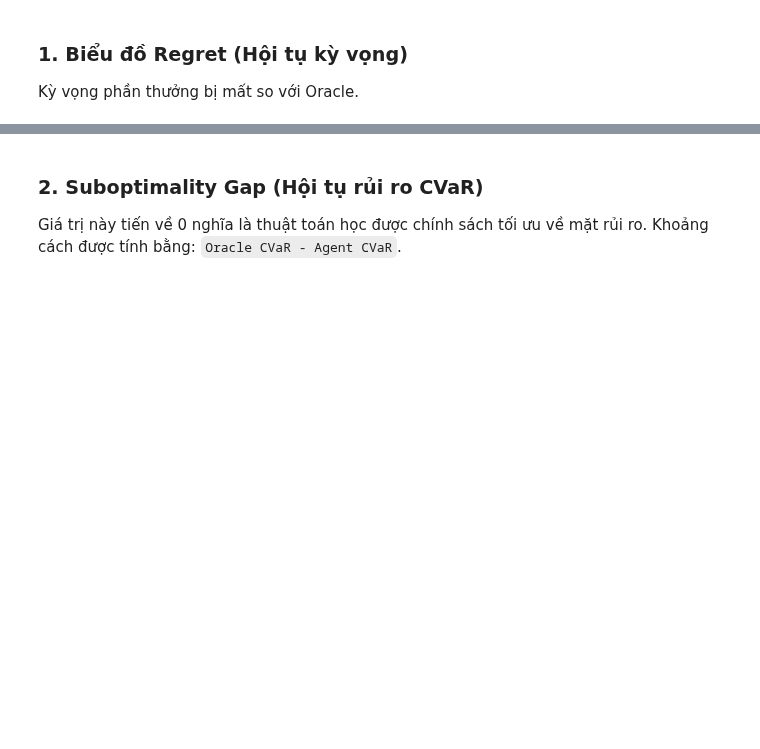
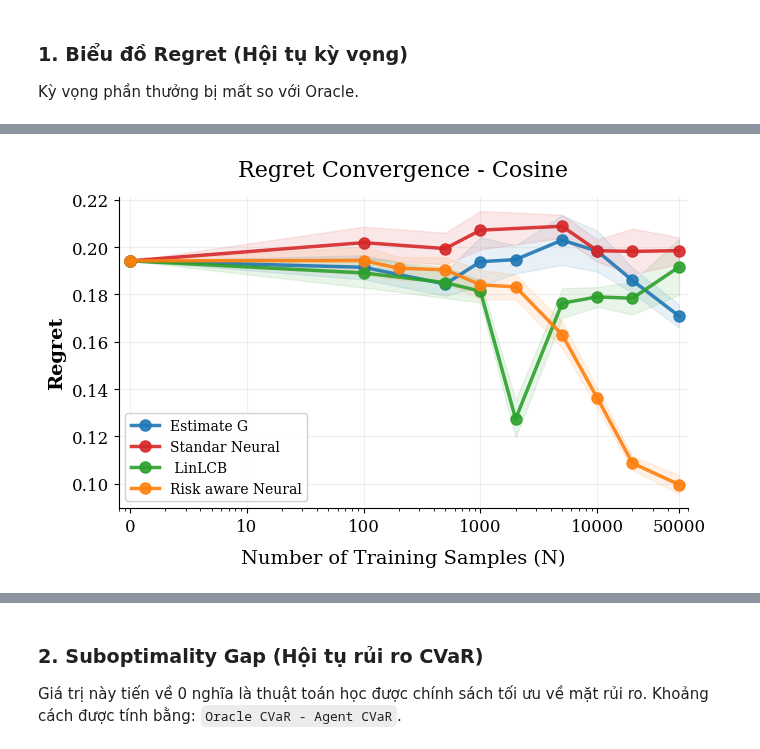
Before and after one commit to trito11/robust_risk_aware_bandits, a Jupyter notebook: plot_convergence.ipynb, the cells around one changed output, grey strips where cells are left out. Drawn from its saved outputs; the diff is of its cells as text; code cells hidden in the pictures; blank space fills up the shorter version.

```diff
--- a/plot_convergence.ipynb
+++ b/plot_convergence.ipynb
@@ -120,23 +122,3 @@ robust
 # %% [markdown]
 ### 1. Biểu đồ Regret (Hội tụ kỳ vọng)
 Kỳ vọng phần thưởng bị mất so với Oracle.
-# %%
-for func_name, summaries in all_function_data.items():
-    plt.figure(figsize=(10, 6))
-    for algo, summary in summaries.items():
-        print(algo)
-        if not summary['n_regret']: continue
-        color = color_map.get(algo, None)
-        print(summary)
-        plt.plot(summary['n_regret'], summary['regret_mean'], '-o', label=f"{label_map.get(algo, algo)} Regret", markersize=8, color=color)
-        plt.fill_between(summary['n_regret'],
-                         np.array(summary['regret_mean']) - np.array(summary['regret_std']),
-                         np.array(summary['regret_mean']) + np.array(summary['regret_std']),
-                         alpha=0.2, color=color)
-
-    plt.xscale('log'); plt.yscale('log')
-    plt.title(f"Expected Regret vs Sample Size (Log-Log) - Function: {func_name}", fontsize=14)
-    plt.xlabel("n (Training Samples)", fontsize=12); plt.ylabel("Regret", fontsize=12)
-    plt.grid(True, which="both", alpha=0.3)
-    plt.legend()
-    plt.show()
@@ -170,0 +125,75 @@ robust
+# %%
+def plot_aligned_metric(func_name, summaries, metric='regret', title='Regret Comparison', ylabel='Regret'):
+    setup_neurips_style()
+    fig, ax = plt.subplots(figsize=(7, 4.5))
+
+    # 1. Tính toán baseline chung tại điểm "bắt đầu"
+    baselines = []
+    for summary in summaries.values():
+        m_key = 'regret_mean' if metric == 'regret' else 'subopt_mean'
+        if summary[m_key]:
+            baselines.append(summary[m_key][0])
+    common_baseline = np.mean(baselines) if baselines else 0
+
+    # Sử dụng x = 1 làm điểm đại diện cho "0" trên trục Log
+    start_x = 1
+
+    for algo, summary in summaries.items():
+        if metric == 'regret':
+            x = np.array(summary['n_regret'])
+            y = np.array(summary['regret_mean'])
+            err = np.array(summary['regret_std'])
+        elif metric == 'subopt':
+            x = np.array(summary['n_extra'])
+            y = np.array(summary['subopt_mean'])
+            err = np.array(summary['subopt_std'])
+
+        if len(x) == 0: continue
+
+        # Chèn điểm bắt đầu ảo (x=1 tương ứng với nhãn 0)
+        x_plot = np.insert(x, 0, start_x)
+        y_plot = np.insert(y, 0, common_baseline)
+        err_plot = np.insert(err, 0, 0)
+
+        color = color_map.get(algo, '#333333')
+        label = label_map.get(algo, algo)
+
+        # Vẽ đường biểu diễn với marker
+        line, = ax.plot(x_plot, y_plot, label=label, color=color, marker='o',
+                        markersize=8, markevery=1, alpha=0.9, linewidth=2.5)
+        # Vẽ vùng sai số (Confidence Interval)
+        ax.fill_between(x_plot, y_plot - 1.96*err_plot, y_plot + 1.96*err_plot,
+                        color=color, alpha=0.1)
+
+    # 2. Định dạng trục X theo phong cách NeurIPS/Log-scale
+    ax.set_xscale('log')
+
+    # Thiết lập các mốc hiển thị cụ thể như trong hình mẫu
+    tick_locs = [1, 10, 100, 1000, 10000, 50000]
+    tick_labels = ['0', '10', '100', '1000', '10000', '50000']
+
+    ax.set_xticks(tick_locs)
+    ax.set_xticklabels(tick_labels)
+    ax.set_xlim(0.8, 60000) # Đảm bảo điểm 0 hiển thị rõ
+
+    # 3. Tinh chỉnh thẩm mỹ (Spines & Labels)
+    ax.set_xlabel('Number of Training Samples (N)', fontsize=14, labelpad=10)
+    ax.set_ylabel(ylabel, fontweight='bold', fontsize=14)
+    ax.set_title(f'{title} - {func_name.capitalize()}', pad=15, fontsize=16)
+
+    # Bật lưới nhẹ
+    ax.grid(True, which='major', linestyle='-', alpha=0.2)
+
+    # Legend
+    ax.legend(frameon=True, loc='best', facecolor='white', framealpha=0.9, fontsize=10)
+
+    plt.tight_layout()
+    os.makedirs('plots', exist_ok=True)
+    plt.savefig(f'plots/convergence_{func_name}_{metric}.pdf', bbox_inches='tight', dpi=300)
+    plt.show()
+
+# Thực thi vẽ
+for func_name, summaries in all_function_data.items():
+    plot_aligned_metric(func_name, summaries, metric='regret', title='Regret Convergence', ylabel='Regret')
+# %% [output]
+[figure, added]
```
Also changed, not shown: parts of 8 cells of this notebook, 1 other file.
